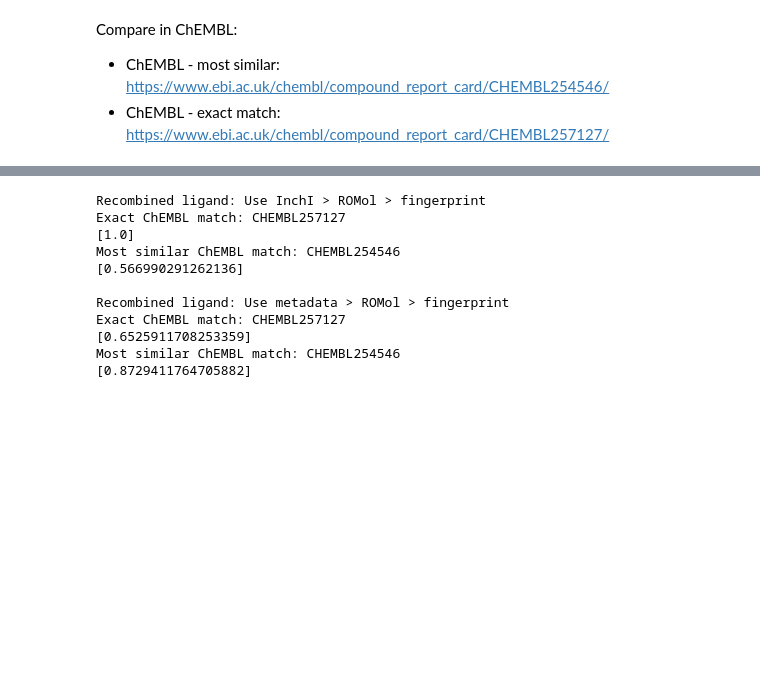
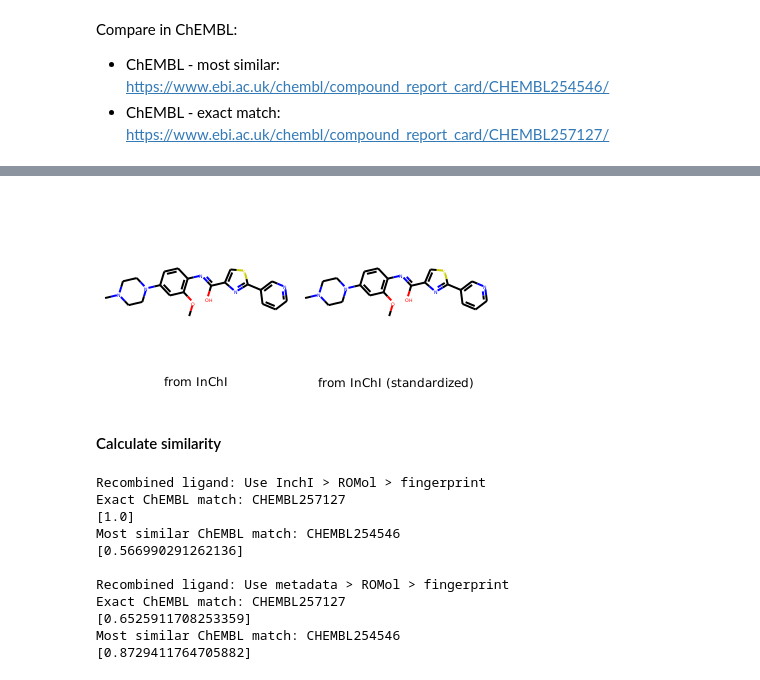
Before and after one commit to volkamerlab/KinFragLib, a Jupyter notebook: notebooks/0_0_combinatorial_library_exact_vs_most_similar.ipynb, the cells around one changed output, grey strips where cells are left out. Drawn from its saved outputs; the diff is of its cells as text; code cells hidden in the pictures; blank space fills up the shorter version.

```diff
--- a/notebooks/0_0_combinatorial_library_exact_vs_most_similar.ipynb
+++ b/notebooks/0_0_combinatorial_library_exact_vs_most_similar.ipynb
@@ -240,3 +260,14 @@ Compare in ChEMBL:
+# %%
+# Construct ligand from InChI
+mol_from_inchi = Chem.MolFromInchi(recombined_ligand.inchi)
+Chem.Draw.MolsToGridImage(
+    [mol_from_inchi, standardize_mol(mol_from_inchi)],
+    legends=['from InChI', 'from InChI (standardized)']
+)
+# %% [output]
+[figure, added]
+# %% [markdown]
+#### Calculate similarity
 # %%
 print('Recombined ligand: Use InchI > ROMol > fingerprint')
 compare_similarity_exact_vs_most_similar(recombined_ligand, chembl, use_recombined_ligand_inchi=True)
```
Also changed, not shown: parts of 19 cells of this notebook.
